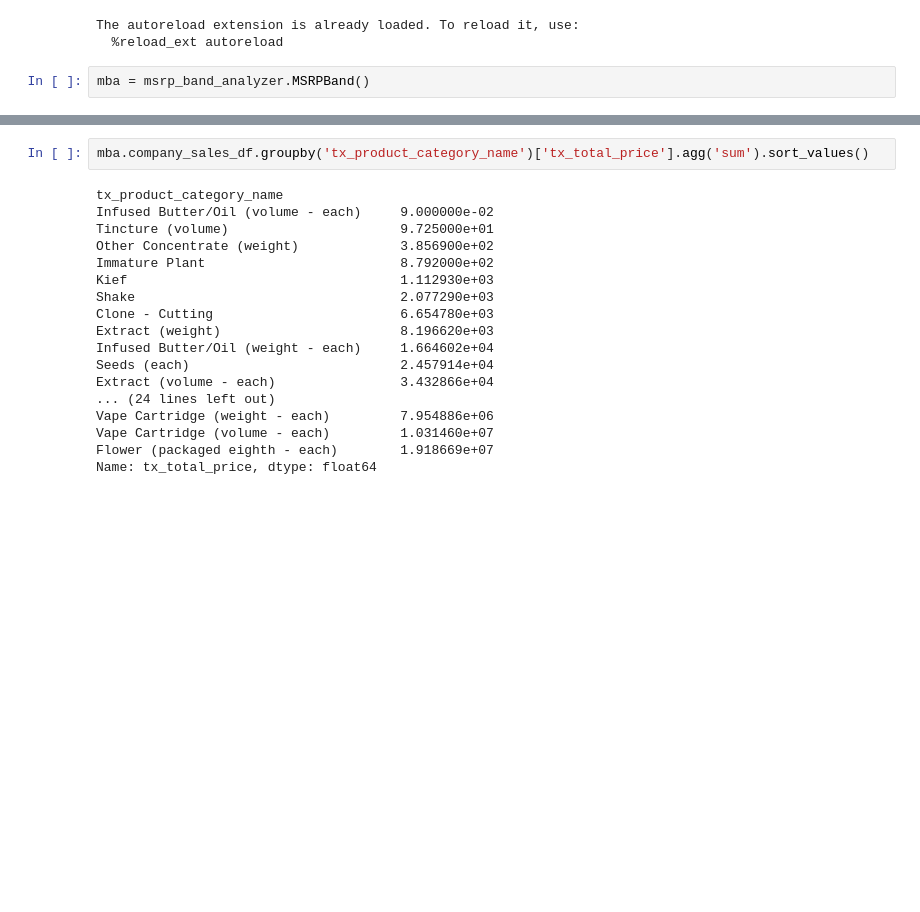
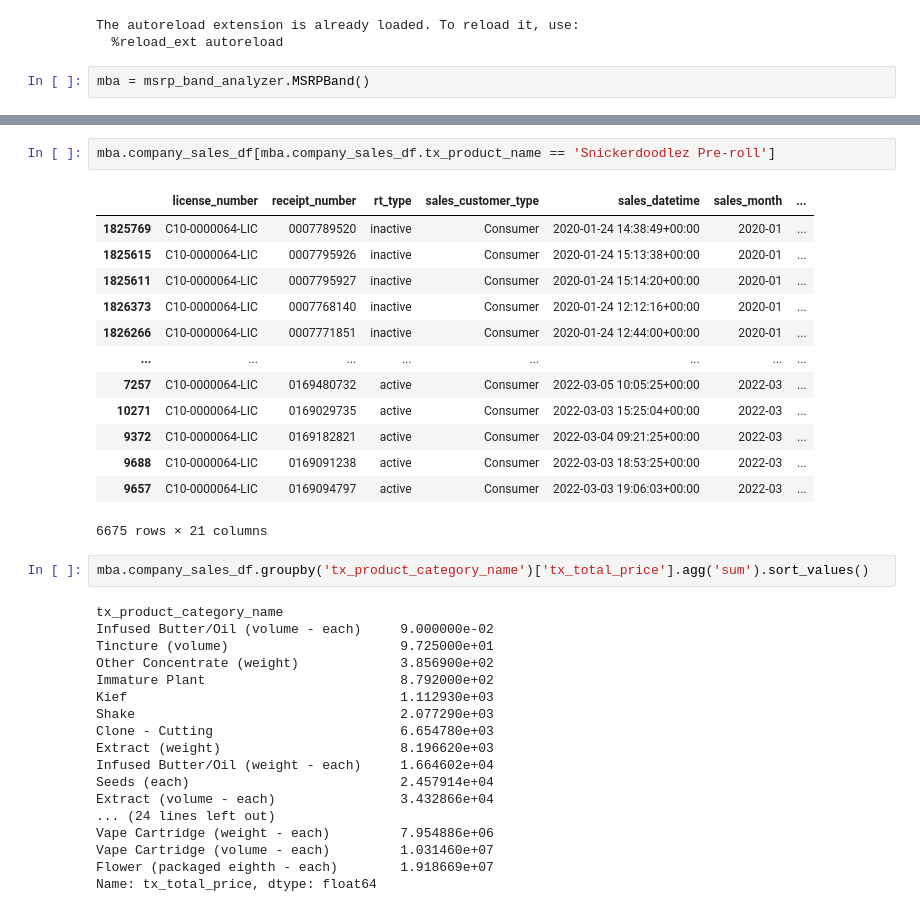
Before and after one commit to warrenshen/platform, a Jupyter notebook: services/api-server/notebooks/analysis/msrp_script_testground.ipynb, the cells around one changed output, grey strips where cells are left out. Cells and saved outputs as stored; diff of their text form; blank space fills up the shorter version.

```diff
--- a/services/api-server/notebooks/analysis/msrp_script_testground.ipynb
+++ b/services/api-server/notebooks/analysis/msrp_script_testground.ipynb
@@ -98,3 +359,19 @@ mba.company_sales_df
+# %%
+mba.company_sales_df[mba.company_sales_df.tx_product_name == 'Snickerdoodlez Pre-roll']
+# %% [output]
+|  | license_number | receipt_number | rt_type | sales_customer_type | sales_datetime | sales_month | ... |
+| 1825769 | C10-0000064-LIC | 0007789520 | inactive | Consumer | 2020-01-24 14:38:49+00:00 | 2020-01 | ... |
+| 1825615 | C10-0000064-LIC | 0007795926 | inactive | Consumer | 2020-01-24 15:13:38+00:00 | 2020-01 | ... |
+| 1825611 | C10-0000064-LIC | 0007795927 | inactive | Consumer | 2020-01-24 15:14:20+00:00 | 2020-01 | ... |
+| 1826373 | C10-0000064-LIC | 0007768140 | inactive | Consumer | 2020-01-24 12:12:16+00:00 | 2020-01 | ... |
+| 1826266 | C10-0000064-LIC | 0007771851 | inactive | Consumer | 2020-01-24 12:44:00+00:00 | 2020-01 | ... |
+| ... | ... | ... | ... | ... | ... | ... | ... |
+| 7257 | C10-0000064-LIC | 0169480732 | active | Consumer | 2022-03-05 10:05:25+00:00 | 2022-03 | ... |
+| 10271 | C10-0000064-LIC | 0169029735 | active | Consumer | 2022-03-03 15:25:04+00:00 | 2022-03 | ... |
+| 9372 | C10-0000064-LIC | 0169182821 | active | Consumer | 2022-03-04 09:21:25+00:00 | 2022-03 | ... |
+| 9688 | C10-0000064-LIC | 0169091238 | active | Consumer | 2022-03-03 18:53:25+00:00 | 2022-03 | ... |
+| 9657 | C10-0000064-LIC | 0169094797 | active | Consumer | 2022-03-03 19:06:03+00:00 | 2022-03 | ... |
+6675 rows × 21 columns
 # %%
 mba.company_sales_df.groupby('tx_product_category_name')['tx_total_price'].agg('sum').sort_values()
 # %% [output]
```
Also changed, not shown: parts of 26 cells of this notebook, 5 other files.
